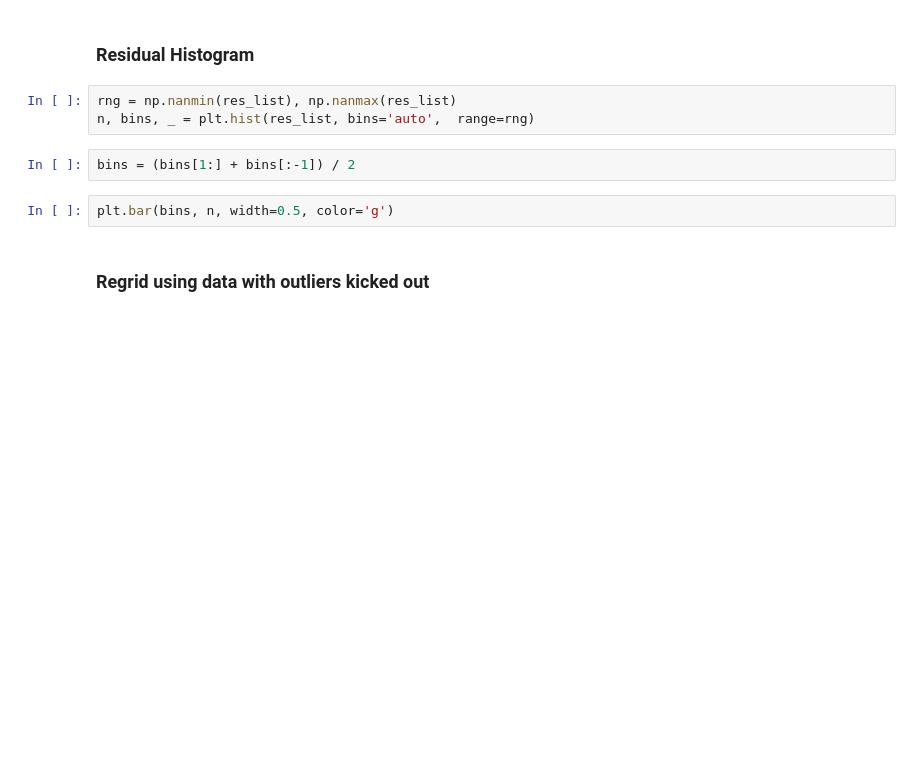
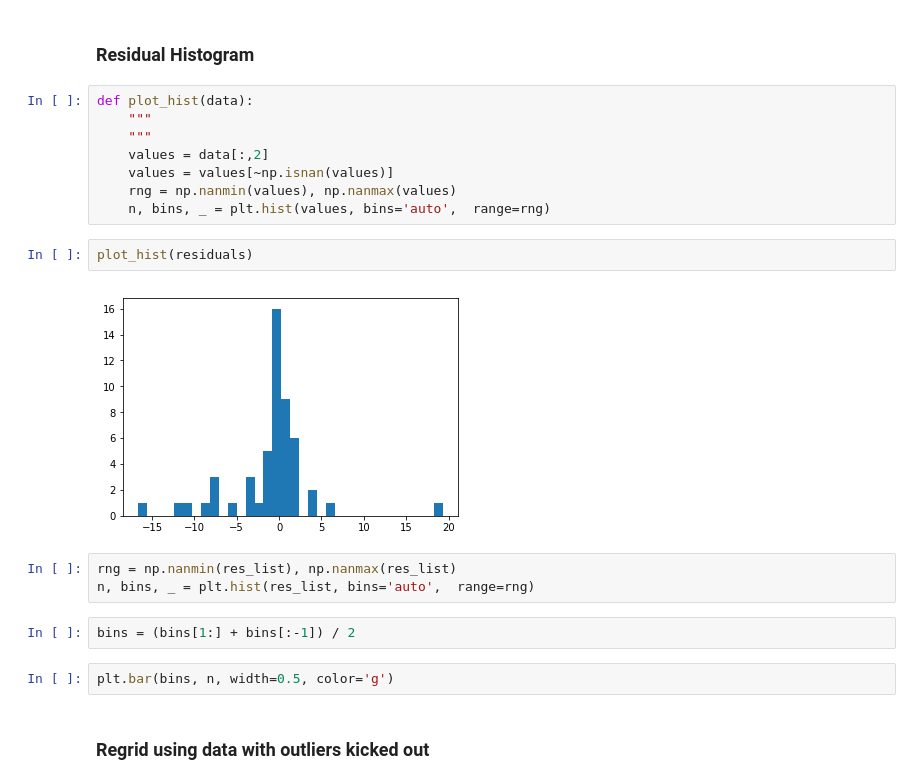
Before and after one commit to seismic-shift/wonky_tops, a Jupyter notebook: wonky_tom-export.ipynb, the cells around one changed output. Drawn from its saved outputs; the diff is of its cells as text; blank space fills up the shorter version.

```diff
--- a/wonky_tom-export.ipynb
+++ b/wonky_tom-export.ipynb
@@ -246,5 +260,17 @@ for i, txt in enumerate(res_list_txt):
 # %% [markdown]
 ### Residual Histogram
+# %%
+def plot_hist(data):
+    """
+    """
+    values = data[:,2]
+    values = values[~np.isnan(values)]
+    rng = np.nanmin(values), np.nanmax(values)
+    n, bins, _ = plt.hist(values, bins='auto',  range=rng)
+# %%
+plot_hist(residuals)
+# %% [output]
+[figure, added]
 # %%
 rng = np.nanmin(res_list), np.nanmax(res_list)
 n, bins, _ = plt.hist(res_list, bins='auto',  range=rng)
```
Also changed, not shown: parts of 27 cells of this notebook, 1 other file.
